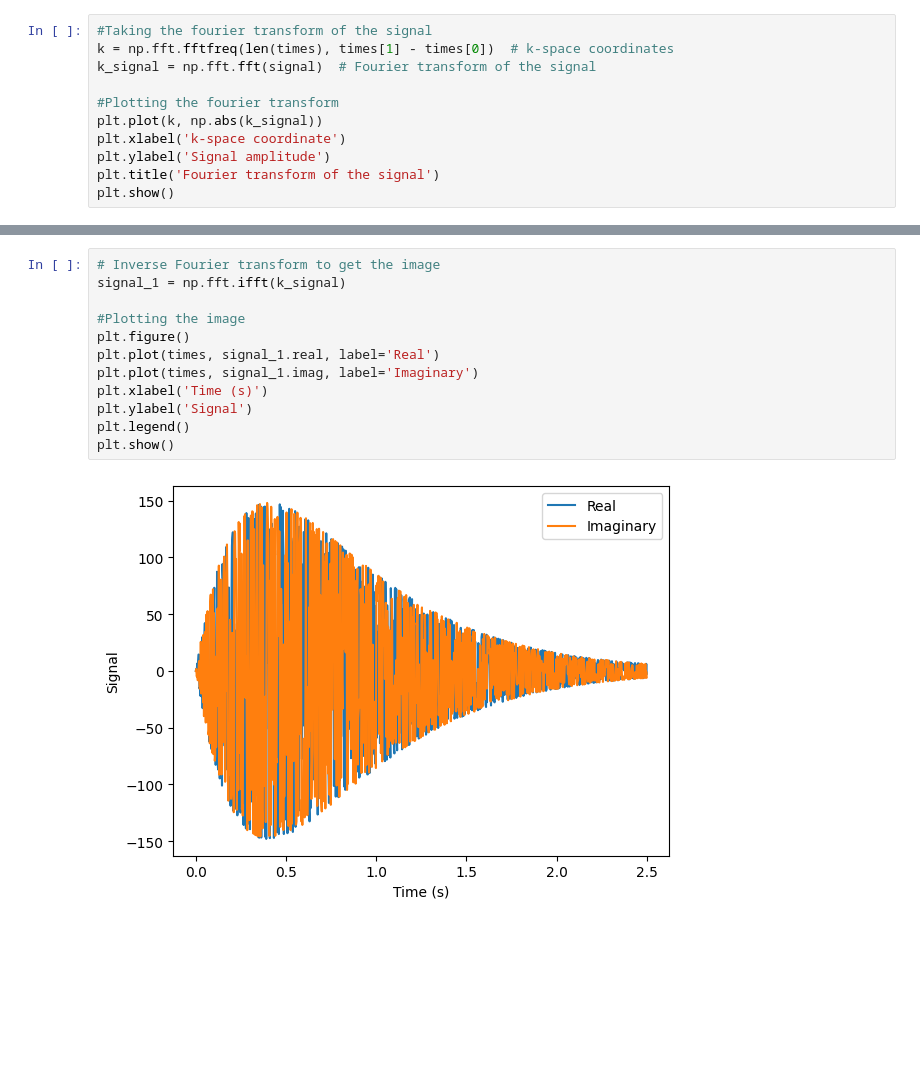
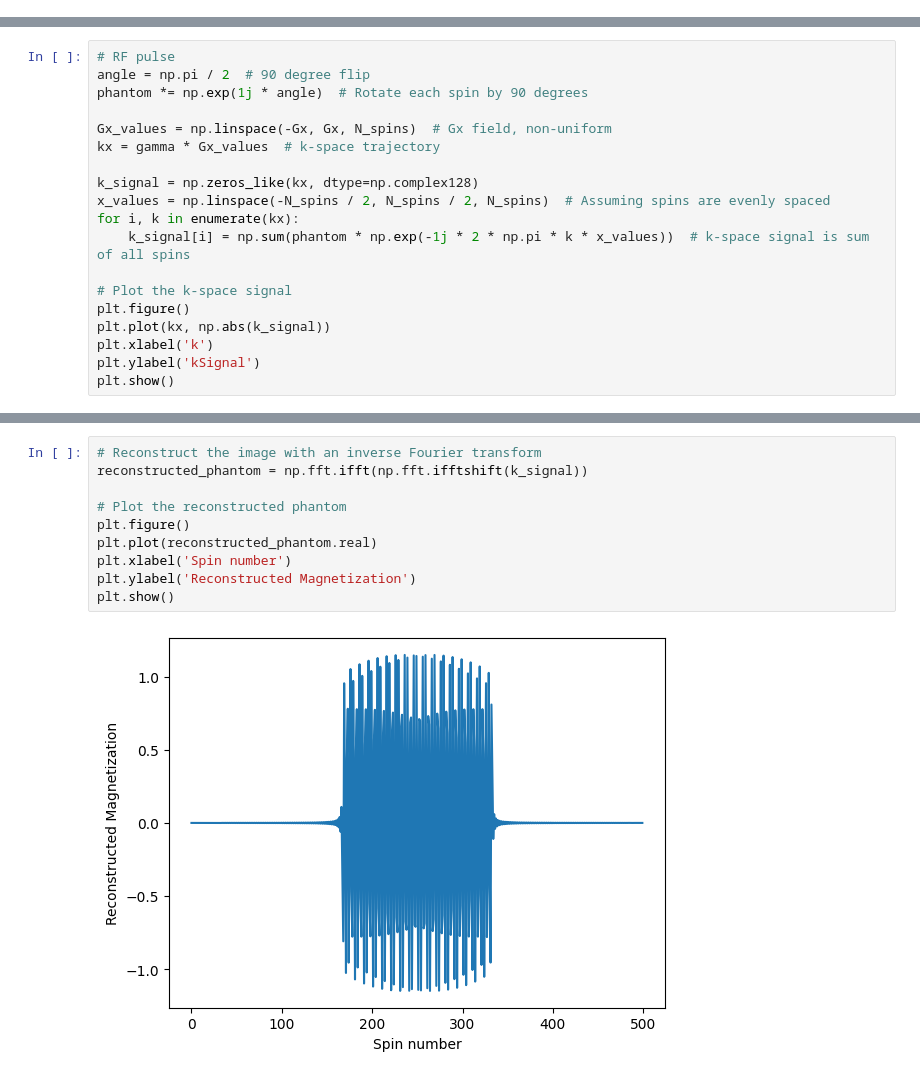
Before and after one commit to MaxStrey/Martinos_MR, a Jupyter notebook: Martinos_project/phantom_generation/phantom_3.ipynb, the cells around one changed output, grey strips where cells are left out. Drawn from its saved outputs; the diff is of its cells as text; blank space fills up the shorter version.

Commit message:
phantom3 is the real one in 1D I used phantom 4 for testing

```diff
--- a/Martinos_project/phantom_generation/phantom_3.ipynb
+++ b/Martinos_project/phantom_generation/phantom_3.ipynb
@@ -85,11 +24,0 @@ plt.show()
-# %%
-#Taking the fourier transform of the signal
-k = np.fft.fftfreq(len(times), times[1] - times[0])  # k-space coordinates
-k_signal = np.fft.fft(signal)  # Fourier transform of the signal
-
-#Plotting the fourier transform
-plt.plot(k, np.abs(k_signal))
-plt.xlabel('k-space coordinate')
-plt.ylabel('Signal amplitude')
-plt.title('Fourier transform of the signal')
-plt.show()
@@ -97,0 +25,19 @@ plt.show()
+# %%
+# RF pulse
+angle = np.pi / 2  # 90 degree flip
+phantom *= np.exp(1j * angle)  # Rotate each spin by 90 degrees
+
+Gx_values = np.linspace(-Gx, Gx, N_spins)  # Gx field, non-uniform
+kx = gamma * Gx_values  # k-space trajectory
+
+k_signal = np.zeros_like(kx, dtype=np.complex128)
+x_values = np.linspace(-N_spins / 2, N_spins / 2, N_spins)  # Assuming spins are evenly spaced
+for i, k in enumerate(kx):
+    k_signal[i] = np.sum(phantom * np.exp(-1j * 2 * np.pi * k * x_values))  # k-space signal is sum of all spins
+
+# Plot the k-space signal
+plt.figure()
+plt.plot(kx, np.abs(k_signal))
+plt.xlabel('k')
+plt.ylabel('kSignal')
+plt.show()
@@ -98,14 +46,12 @@ plt.show()
 # %%
-# Inverse Fourier transform to get the image
-signal_1 = np.fft.ifft(k_signal)
+# Reconstruct the image with an inverse Fourier transform
+reconstructed_phantom = np.fft.ifft(np.fft.ifftshift(k_signal))
 
-#Plotting the image
+# Plot the reconstructed phantom
 plt.figure()
-plt.plot(times, signal_1.real, label='Real')
-plt.plot(times, signal_1.imag, label='Imaginary')
-plt.xlabel('Time (s)')
-plt.ylabel('Signal')
-plt.legend()
+plt.plot(reconstructed_phantom.real)
+plt.xlabel('Spin number')
+plt.ylabel('Reconstructed Magnetization')
 plt.show()
 # %% [output]
-[figure, old version]
+[figure, new version]
```
Also changed, not shown: parts of 5 cells of this notebook, 1 other file.
